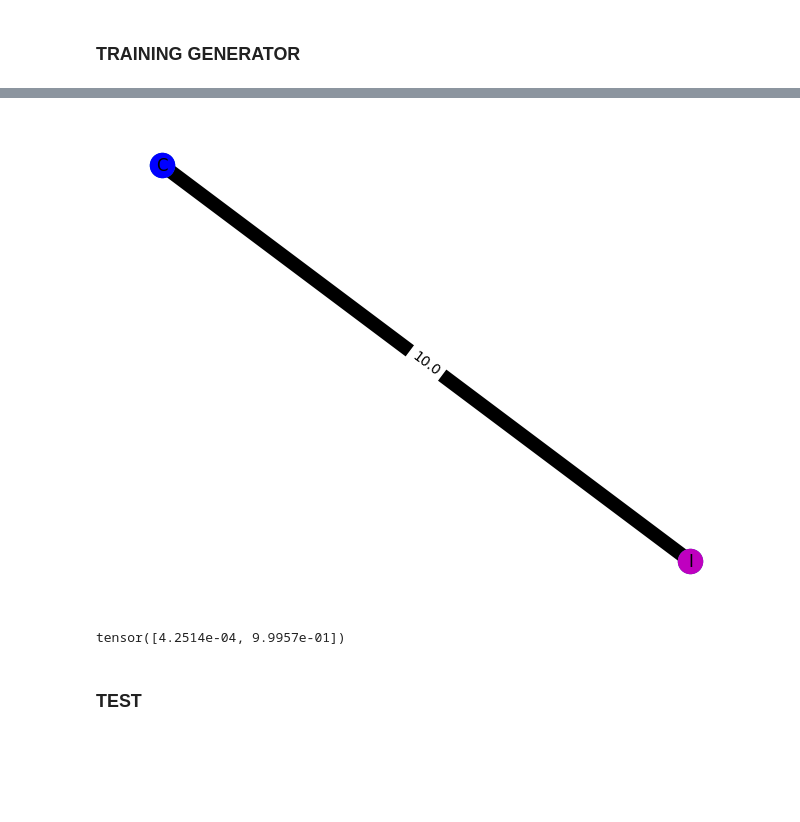
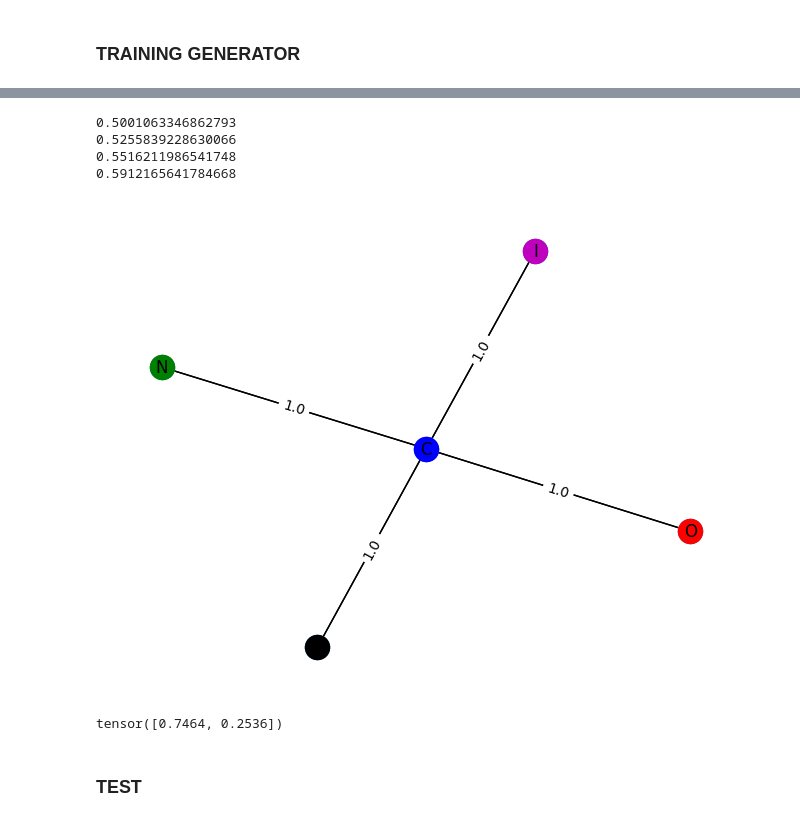
Before and after one commit to alessioborgi/XGNN_GraphGenRL, a Jupyter notebook: X_GNN_MUTAG.ipynb, the cells around one changed output, grey strips where cells are left out. Saved outputs shown, nothing was run; the diff lists cells and outputs as text; code cells hidden in the pictures; blank space fills up the shorter version.

```diff
--- a/X_GNN_MUTAG.ipynb
+++ b/X_GNN_MUTAG.ipynb
@@ -717,6 +753,7 @@ class Generator(nn.Module):
         for param in self.model.parameters():
             param.requires_grad = False
 
+        self.model.eval()
         self.reset_graph()
 
     def reset_graph(self):
@@ -766,5 +803,5 @@ class Generator(nn.Module):
         ## pt,start=Softmax(MLPs(X))
         p_start = self.mlp1(x)
         p_start = F.log_softmax(p_start, dim=0)
-        a_start_idx = torch.argmin(p_start.masked_fill(G['mask_start'].unsqueeze(1), +1))
+        a_start_idx = torch.argmax(p_start.masked_fill(G['mask_start'].unsqueeze(1), -1e8))
 
@@ -781,7 +818,7 @@ class Generator(nn.Module):
 
         p_end = self.mlp2(x)
         p_end = F.log_softmax(p_end, dim=0)
-        a_end_idx = torch.argmin(p_end.masked_fill(mask_end.unsqueeze(1), +1))
+        a_end_idx = torch.argmax(p_end.masked_fill(mask_end.unsqueeze(1), -1e8))
         # Return new G
         # If a_end_idx is not masked, the node exists in the graph, no new node added
         if G['mask_start'][a_end_idx] == False:
@@ -841,7 +878,7 @@ class Generator(nn.Module):
         where l denotes number of possible classes for f
         """
         f = self.model(G_t_1['feat'], G_t_1['adj'])
-        return f[self.c] - 1 / len(f)
+        return f[self.c] - (1 / len(f))
 
 
     ## Graph rules
@@ -882,7 +919,7 @@ class Generator(nn.Module):
 # %%
 import torch.optim as optim
 
-def train_generator(generator, num_episodes=1000, max_gen_step=10, learning_rate=0.01, b1=0.9, b2=0.999):
+def train_generator(generator, num_episodes=1000, max_gen_step=10, max_nodes = 4, learning_rate=0.01, b1=0.9, b2=0.999):
     """
     Train the generator to produce graphs that maximize the target GNN's confidence for a given class.
 
@@ -894,17 +931,18 @@ def train_generator(generator, num_episodes=1000, max_gen_step=10, learning_rate
     """
     # Set up the optimizer
     optimizer = optim.Adam(generator.parameters(), lr=learning_rate, betas=(b1, b2))
-    max_nodes = 6
+
     # Training loop
     for episode in range(num_episodes):
         # Reset the graph to start from a single node
         generator.reset_graph()
 
-        G = copy.deepcopy(generator.G)
         R_sum = 0
+        Loss_sum = 0
         count = 0
 
         for step in range(max_gen_step):
+            G = copy.deepcopy(generator.G)
             # Forward pass: Generate the next step in the graph (Gt -> Gt+1)
             p_start, a_start, p_end, a_end, G = generator.forward(G)
 
@@ -914,6 +952,7 @@ def train_generator(generator, num_episodes=1000, max_gen_step=10, learning_rate
             count += 1
             # Calculate loss using the reward and generated probabilities
             loss = generator.calculate_loss(Rt, p_start, a_start, p_end, a_end, G)
+            Loss_sum += loss
 
             # Perform backpropagation and update the generator's parameters
             optimizer.zero_grad()
@@ -921,24 +960,25 @@ def train_generator(generator, num_episodes=1000, max_gen_step=10, learning_rate
             optimizer.step()
 
             # Check if the number of nodes exceeds the allowed max_gen_step
-            if G['num_nodes'] > max_nodes or Rt < 0:
-                break
+            if G['num_nodes'] > max_nodes:
+                generator.reset_graph()
+            elif Rt > 0:
+                generator.G = G
 
         # Logging for debugging or monitoring training progress
-        if episode % 500 == 0:
-            print(f"Episode {episode}/{num_episodes}, Total Loss: {loss.item()}, Mean_Reward: {R_sum/count}")
+        if episode % 10 == 0:
+            print(f"Episode {episode}/{num_episodes}, mean Loss: {loss/count}, Mean_Reward: {R_sum/count}")
 
     print("Training complete.")
 
 # Example usage:
 if __name__ == "__main__":
     # Initialize the Generator with the appropriate parameters
-    set_seed(42)
     model_path = 'model/gcn_first.pth'
     candidate_set = ['C.4', 'N.4', 'O.2', 'F.1', 'I.1', 'Cl.1', 'Br.1']
     g = Generator(model_path=model_path, C=candidate_set, node_feature_dim=7, c=0, start=0)
 
     # Train the generator
-    train_generator(g, num_episodes=10000, max_gen_step=10, learning_rate=0.01)
+    train_generator(g, num_episodes=100, max_gen_step=10, learning_rate=0.01)
 # %% [output]
 You are using `torch.load` with `weights_only=False` (the current default value), which uses the default pickle module implicitly. It is possible to construct malicious pickle data which will execute  ...
@@ -978,8 +1012,9 @@ def display_graph(G):
     nx.draw_networkx_edge_labels(G_nx, pos=layout, edge_labels=nx.get_edge_attributes(G_nx, "weight"))
     plt.show()
 # %%
+#@title Generate graph
 # Function to generate a graph after training is complete
-def generate_graph(generator, max_gen_step=10):
+def generate_graph(generator, max_gen_step=20, max_nodes = 4):
     """
     Generate a graph using the trained generator.
 
@@ -989,26 +1024,31 @@ def generate_graph(generator, max_gen_step=10):
     """
     # Reset graph to start from a single node
     generator.reset_graph()
-    max_nodes = 6
-
-    G = copy.deepcopy(generator.G)
 
     for step in range(max_gen_step):
+        G = copy.deepcopy(generator.G)
         # Generate next step in the graph (Gt -> Gt+1)
         _, _, _, _, G = generator.forward(G)
-
+        reward = generator.calculate_reward(G)
         # Stop if the number of nodes exceeds max_gen_step
+        print(reward.item())
         if G['num_nodes'] > max_nodes:
             break
+        if reward > 0:
+            generator.G = G
 
     return G
 # %%
-to_display = generate_graph(g)
+to_display = generate_graph(g, max_nodes = 4)
 display_graph(to_display)
-print(g.model(to_display['feat'], to_display['adj']))
+g.model(to_display['feat'], to_display['adj'])
 # %% [output]
+0.5001063346862793
+0.5255839228630066
+0.5516211986541748
+0.5912165641784668
-[figure, old version]
+[figure, new version]
-tensor([4.2514e-04, 9.9957e-01])
+tensor([0.7464, 0.2536])
 # %% [markdown]
 ### TEST
 # %%
```
Also changed, not shown: parts of 6 cells of this notebook.
